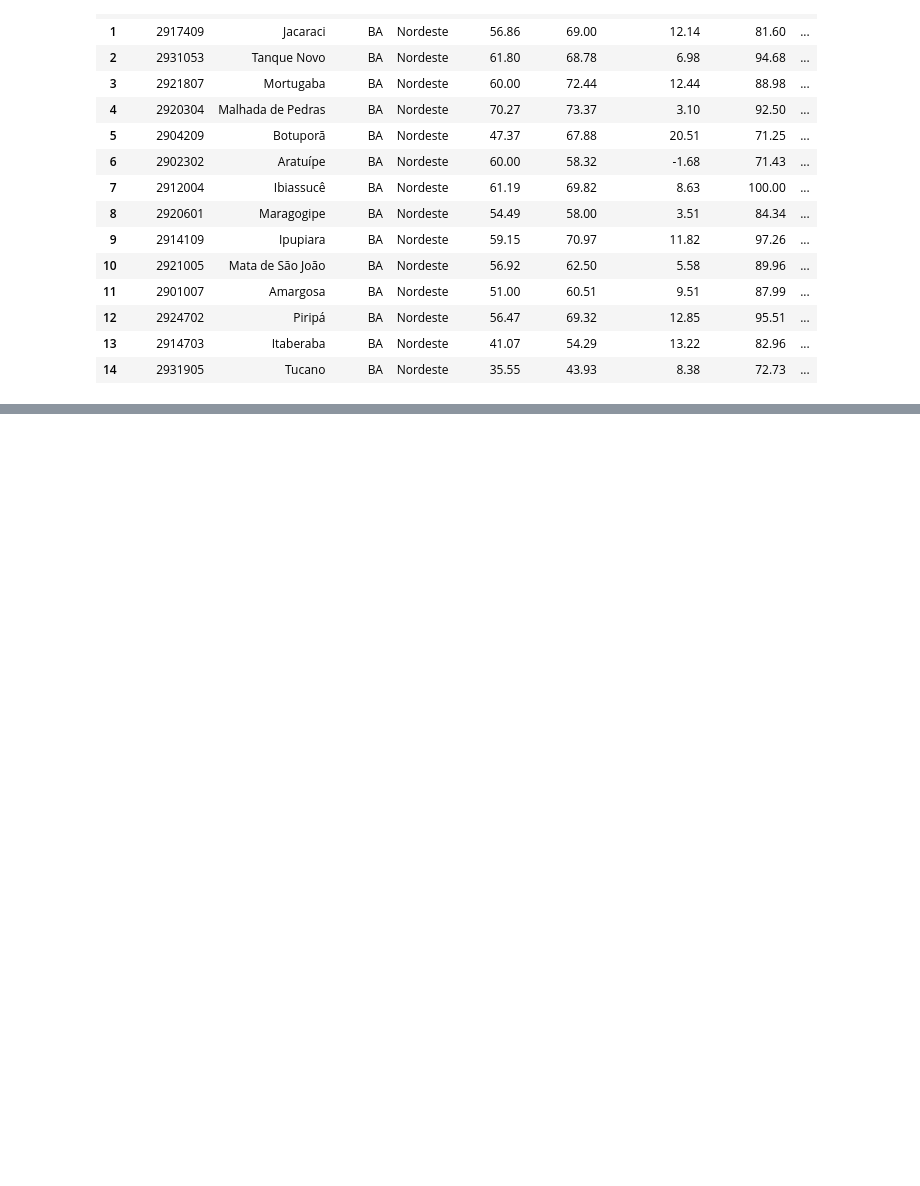
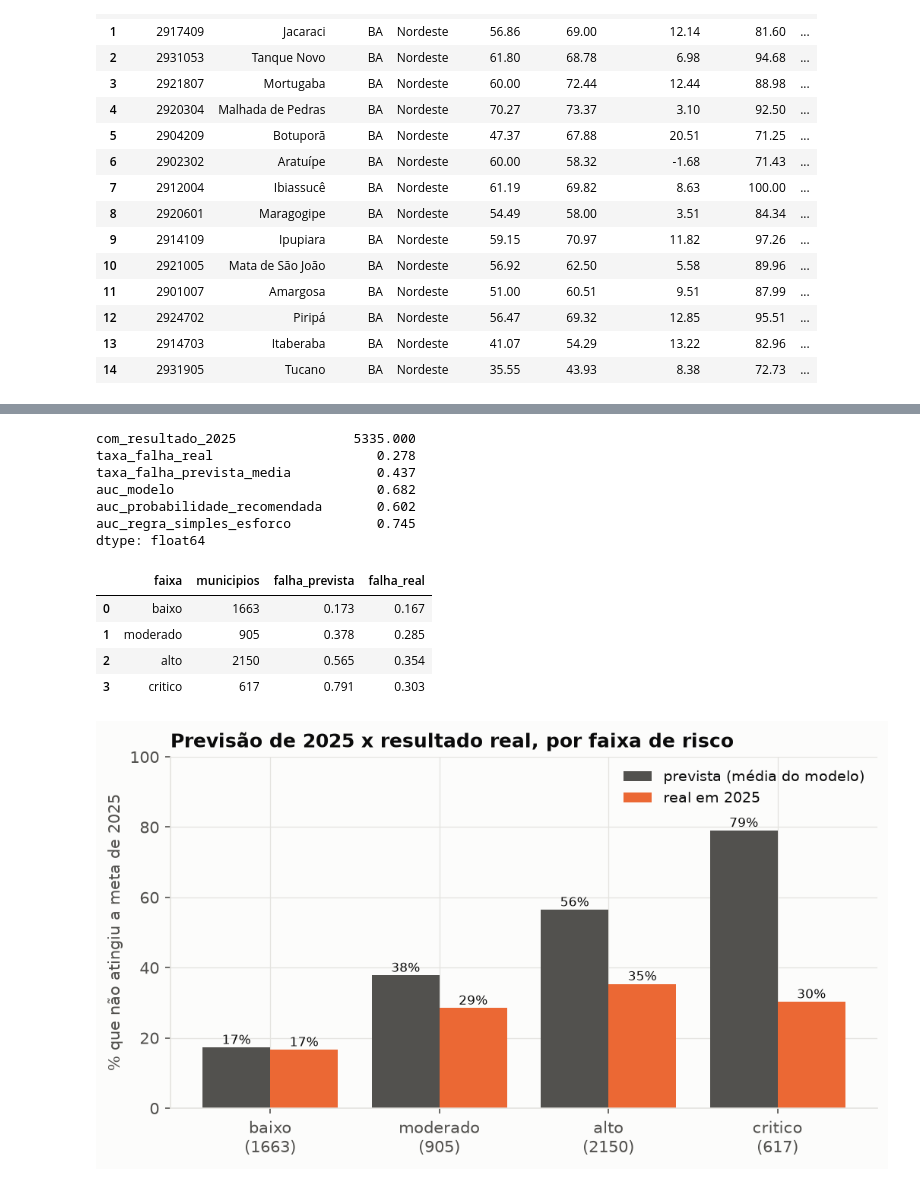
Before and after one commit to leonardoaz98/tech-challenge-fase3, a Jupyter notebook: notebooks/02_modelagem_e_resultados.ipynb, the cells around one changed output, grey strips where cells are left out. Saved outputs shown, nothing was run; the diff lists cells and outputs as text; code cells hidden in the pictures; blank space fills up the shorter version.

```diff
--- a/notebooks/02_modelagem_e_resultados.ipynb
+++ b/notebooks/02_modelagem_e_resultados.ipynb
@@ -155,0 +158,3 @@ pd.read_csv('reports/ranking_2025.csv', dtype={'id_municipio': str}).head(15)
+# %%
+d = json.load(open('reports/drift.json'))
+pd.DataFrame(d['variaveis']).T[['tipo', 'psi', 'pct_fora_da_faixa_do_treino', 'nivel']].sort_values('psi', ascending=False)
@@ -155,0 +178,20 @@ pd.read_csv('reports/ranking_2025.csv', dtype={'id_municipio': str}).head(15)
+# %%
+v = json.load(open('reports/validacao_2025.json'))
+display(pd.Series({k: v[k] for k in ['com_resultado_2025', 'taxa_falha_real', 'taxa_falha_prevista_media',
+                                     'auc_modelo', 'auc_probabilidade_recomendada', 'auc_regra_simples_esforco']}))
+display(pd.DataFrame(v['por_faixa']))
+display(Image('images/validacao_2025.png'))
+# %% [output]
+com_resultado_2025               5335.000
+taxa_falha_real                     0.278
+taxa_falha_prevista_media           0.437
+auc_modelo                          0.682
+auc_probabilidade_recomendada       0.602
+auc_regra_simples_esforco           0.745
+dtype: float64
+|  | faixa | municipios | falha_prevista | falha_real |
+| 0 | baixo | 1663 | 0.173 | 0.167 |
+| 1 | moderado | 905 | 0.378 | 0.285 |
+| 2 | alto | 2150 | 0.565 | 0.354 |
+| 3 | critico | 617 | 0.791 | 0.303 |
+[figure, added]
```
Also changed, not shown: parts of 11 cells of this notebook, 2 other files.
